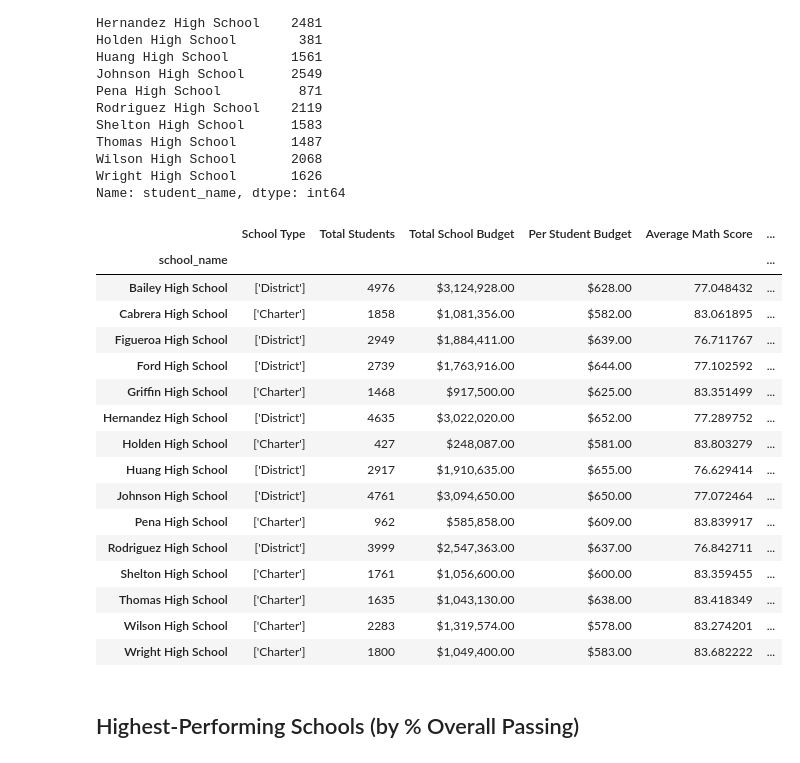
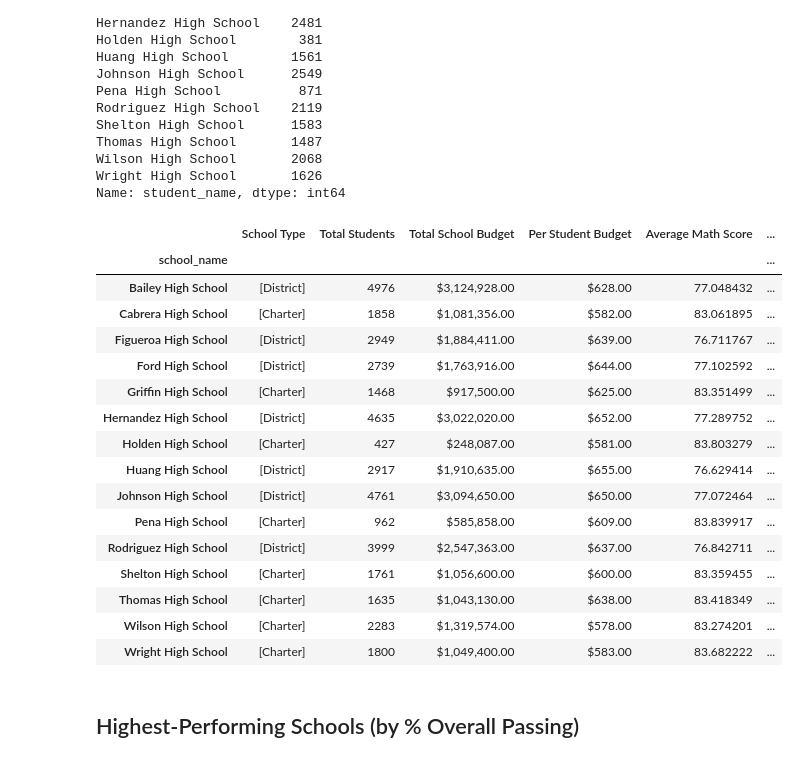
Before and after one commit to bassoon03/pandas-challenge, a Jupyter notebook: PyCitySchools/PyCitySchools_starter.ipynb, the cells around one changed output. Saved outputs shown, nothing was run; the diff lists cells and outputs as text; code cells hidden in the pictures.

```diff
--- a/PyCitySchools/PyCitySchools_starter.ipynb
+++ b/PyCitySchools/PyCitySchools_starter.ipynb
@@ -292,42 +292,42 @@ per_school_passing_reading = school_students_passing_reading / per_school_counts
 overall_passing_rate = school_students_passing_math_and_reading / per_school_counts * 100
 # %%
 # Create a DataFrame called `per_school_summary` with columns for the calculations above.
-#test_schools = schools_type.unique([1])
+
 per_school_summary = {"School Type" : each_schools_type,
                       "Total Students" : per_school_counts,
                       "Total School Budget" : per_school_budget,
                       "Per Student Budget" : per_school_capita,
                       "Average Math Score" : per_school_math,
                       "Average Reading Score" : per_school_reading,
                       "% Passing Math" : per_school_passing_math,
                       "% Passing Reading" : per_school_passing_reading,
                       "% Overall Passing" : overall_passing_rate}
 
 # Formatting
 per_school_summary["Total School Budget"] = per_school_summary["Total School Budget"].map("${:,.2f}".format)
 per_school_summary["Per Student Budget"] = per_school_summary["Per Student Budget"].map("${:,.2f}".format)
 
 # Display the DataFrame
-test_df= pd.DataFrame(per_school_summary)
-test_df
+per_school_summary_df= pd.DataFrame(per_school_summary)
+per_school_summary_df
 # %% [output]
 |  | School Type | Total Students | Total School Budget | Per Student Budget | Average Math Score | ... |
 | school_name |  |  |  |  |  | ... |
-| Bailey High School | ['District'] | 4976 | $3,124,928.00 | $628.00 | 77.048432 | ... |
-| Cabrera High School | ['Charter'] | 1858 | $1,081,356.00 | $582.00 | 83.061895 | ... |
-| Figueroa High School | ['District'] | 2949 | $1,884,411.00 | $639.00 | 76.711767 | ... |
-| Ford High School | ['District'] | 2739 | $1,763,916.00 | $644.00 | 77.102592 | ... |
-| Griffin High School | ['Charter'] | 1468 | $917,500.00 | $625.00 | 83.351499 | ... |
-| Hernandez High School | ['District'] | 4635 | $3,022,020.00 | $652.00 | 77.289752 | ... |
-| Holden High School | ['Charter'] | 427 | $248,087.00 | $581.00 | 83.803279 | ... |
-| Huang High School | ['District'] | 2917 | $1,910,635.00 | $655.00 | 76.629414 | ... |
-| Johnson High School | ['District'] | 4761 | $3,094,650.00 | $650.00 | 77.072464 | ... |
-| Pena High School | ['Charter'] | 962 | $585,858.00 | $609.00 | 83.839917 | ... |
-| Rodriguez High School | ['District'] | 3999 | $2,547,363.00 | $637.00 | 76.842711 | ... |
-| Shelton High School | ['Charter'] | 1761 | $1,056,600.00 | $600.00 | 83.359455 | ... |
-| Thomas High School | ['Charter'] | 1635 | $1,043,130.00 | $638.00 | 83.418349 | ... |
-| Wilson High School | ['Charter'] | 2283 | $1,319,574.00 | $578.00 | 83.274201 | ... |
-| Wright High School | ['Charter'] | 1800 | $1,049,400.00 | $583.00 | 83.682222 | ... |
+| Bailey High School | [District] | 4976 | $3,124,928.00 | $628.00 | 77.048432 | ... |
+| Cabrera High School | [Charter] | 1858 | $1,081,356.00 | $582.00 | 83.061895 | ... |
+| Figueroa High School | [District] | 2949 | $1,884,411.00 | $639.00 | 76.711767 | ... |
+| Ford High School | [District] | 2739 | $1,763,916.00 | $644.00 | 77.102592 | ... |
+| Griffin High School | [Charter] | 1468 | $917,500.00 | $625.00 | 83.351499 | ... |
+| Hernandez High School | [District] | 4635 | $3,022,020.00 | $652.00 | 77.289752 | ... |
+| Holden High School | [Charter] | 427 | $248,087.00 | $581.00 | 83.803279 | ... |
+| Huang High School | [District] | 2917 | $1,910,635.00 | $655.00 | 76.629414 | ... |
+| Johnson High School | [District] | 4761 | $3,094,650.00 | $650.00 | 77.072464 | ... |
+| Pena High School | [Charter] | 962 | $585,858.00 | $609.00 | 83.839917 | ... |
+| Rodriguez High School | [District] | 3999 | $2,547,363.00 | $637.00 | 76.842711 | ... |
+| Shelton High School | [Charter] | 1761 | $1,056,600.00 | $600.00 | 83.359455 | ... |
+| Thomas High School | [Charter] | 1635 | $1,043,130.00 | $638.00 | 83.418349 | ... |
+| Wilson High School | [Charter] | 2283 | $1,319,574.00 | $578.00 | 83.274201 | ... |
+| Wright High School | [Charter] | 1800 | $1,049,400.00 | $583.00 | 83.682222 | ... |
 # %% [markdown]
 ## Highest-Performing Schools (by % Overall Passing)
 # %%
```
Also changed, not shown: parts of 7 cells of this notebook.
